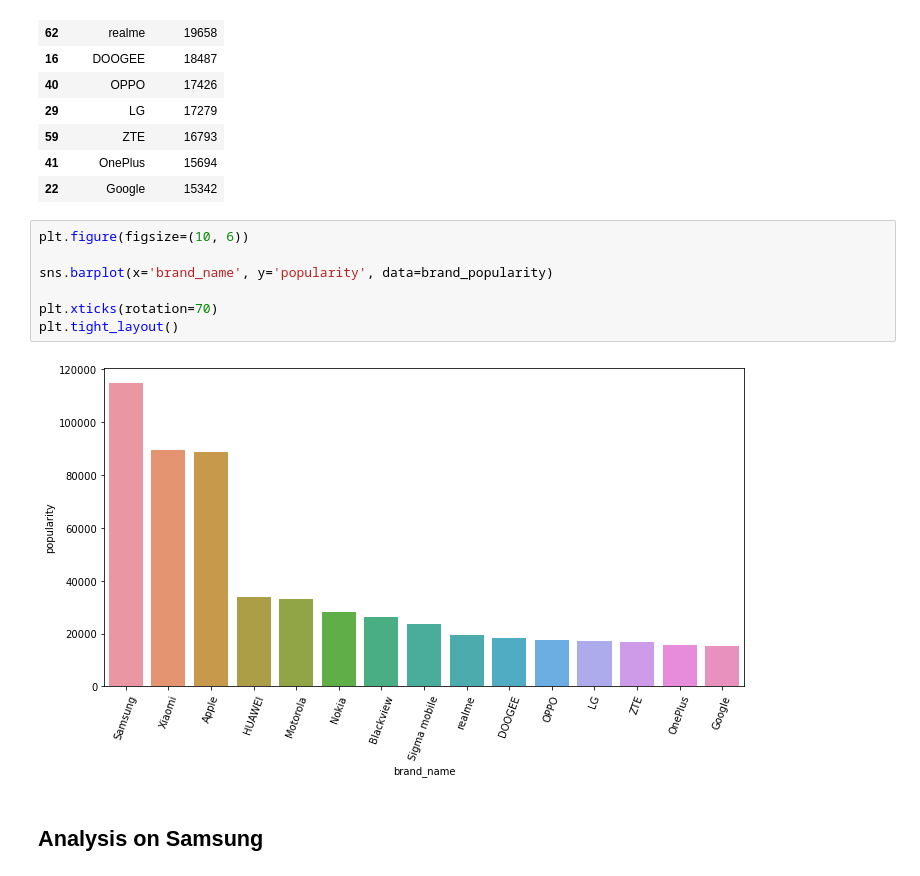
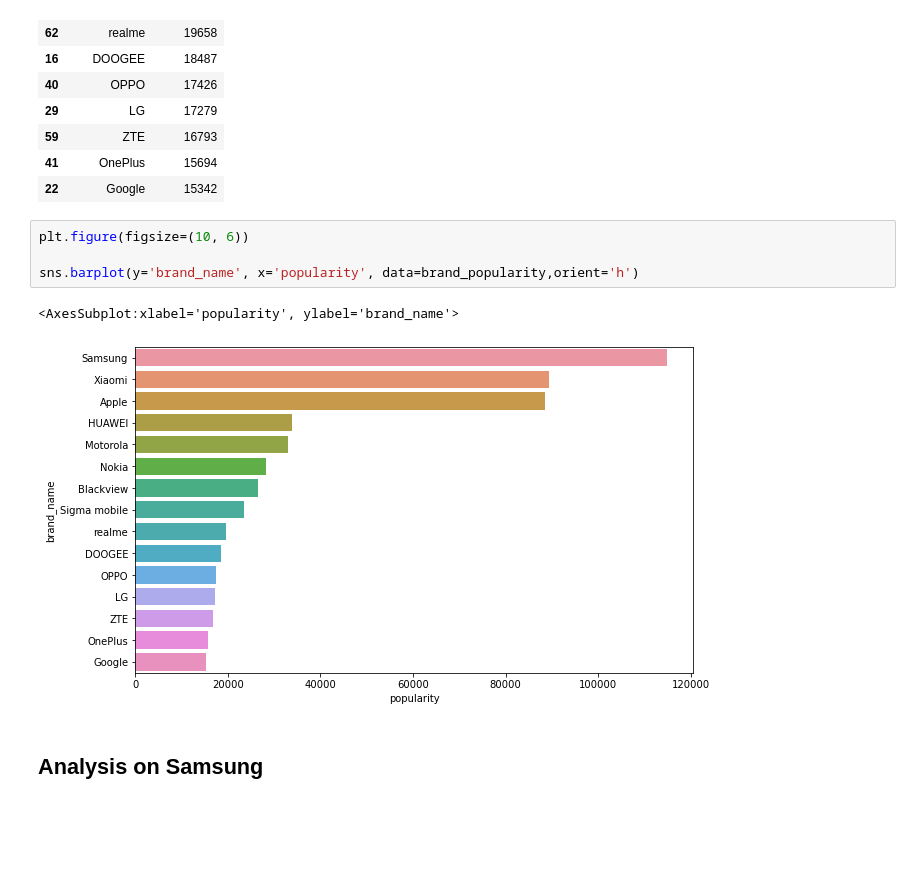
Before and after one commit to Wolfie3D/Mobile-Phones-Data, a Jupyter notebook: index.ipynb, the cells around one changed output. Drawn from its saved outputs; the diff is of its cells as text; blank space fills up the shorter version.

```diff
--- a/index.ipynb
+++ b/index.ipynb
@@ -107,12 +107,10 @@ brand_popularity
 # %%
 plt.figure(figsize=(10, 6))
 
-sns.barplot(x='brand_name', y='popularity', data=brand_popularity)
-
-plt.xticks(rotation=70)
-plt.tight_layout()
+sns.barplot(y='brand_name', x='popularity', data=brand_popularity,orient='h')
 # %% [output]
+<AxesSubplot:xlabel='popularity', ylabel='brand_name'>
-[figure, old version]
+[figure, new version]
 # %% [markdown]
 ## Analysis on Samsung
 # %%
```
Also changed, not shown: parts of 3 cells of this notebook.
